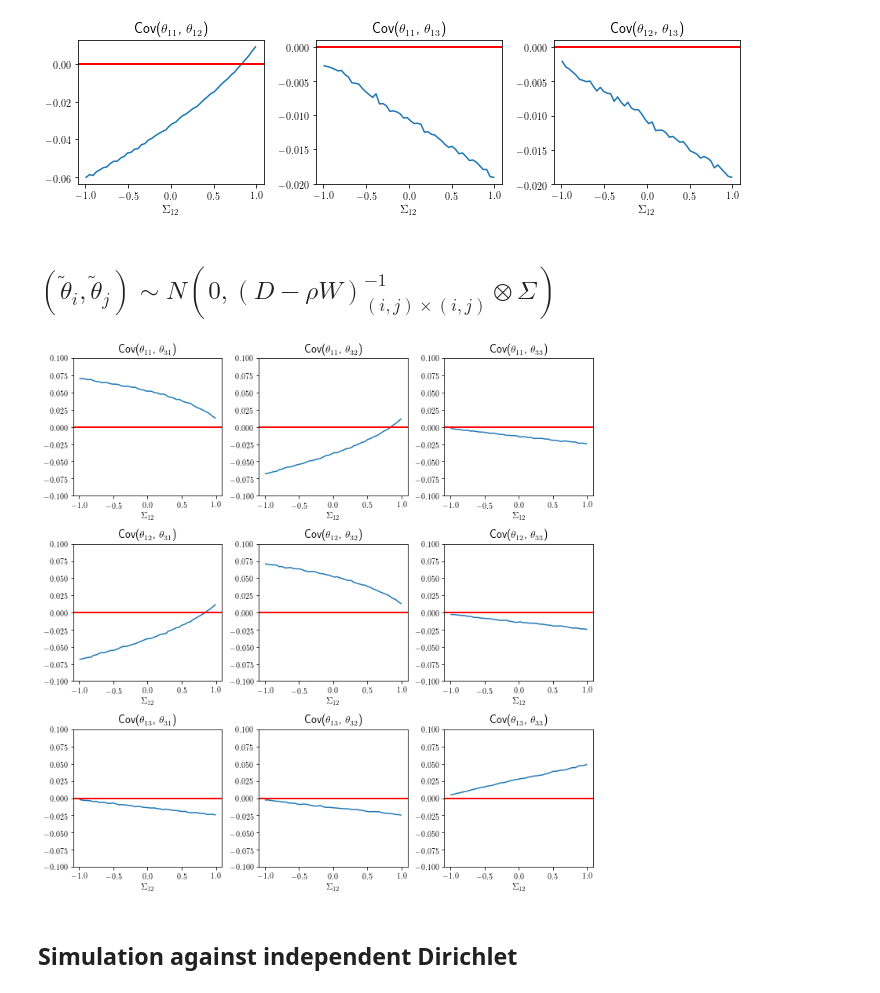
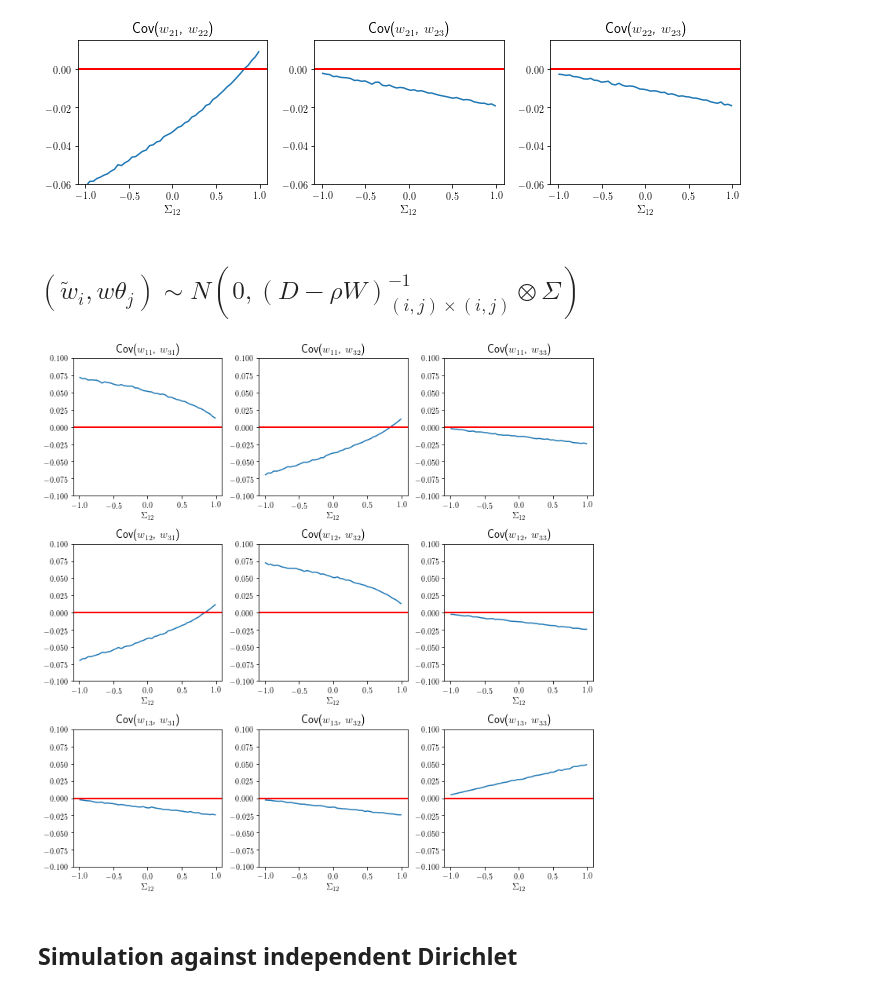
Before and after one commit to mberaha/spatial_mixtures, a Jupyter notebook: notebooks/Logitnormal MC simulations.ipynb, the cells around one changed output. Saved outputs shown, nothing was run; the diff lists cells and outputs as text; code cells hidden in the pictures.

```diff
--- a/notebooks/Logitnormal MC simulations.ipynb
+++ b/notebooks/Logitnormal MC simulations.ipynb
@@ -68,26 +68,27 @@ for corr in corrs:
 # %%
 fig, axes = plt.subplots(1, 3, figsize=(10, 3))
 axes[0].plot(corrs, covs01)
-axes[0].set_title(r"Cov($\theta_{{{%i}}1}$, $\theta_{{{%i}}2}$)" % (i, i), fontsize=TITLE_FONT_SIZE)
+axes[0].set_title(r"Cov($w_{{{%i}}1}$, $w_{{{%i}}2}$)" % (i, i), fontsize=TITLE_FONT_SIZE)
 axes[0].set_xlabel(r"$\Sigma_{12}$", fontsize=AXIS_FONT_SIZE)
 
 axes[1].plot(corrs, covs02)
-axes[1].set_title(r"Cov($\theta_{{{%i}}1}$, $\theta_{{{%i}}3}$)" % (i, i), fontsize=TITLE_FONT_SIZE)
+axes[1].set_title(r"Cov($w_{{{%i}}1}$, $w_{{{%i}}3}$)" % (i, i), fontsize=TITLE_FONT_SIZE)
 axes[1].set_xlabel(r"$\Sigma_{12}$", fontsize=AXIS_FONT_SIZE)
 
 axes[2].plot(corrs, covs12)
-axes[2].set_title(r"Cov($\theta_{{{%i}}2}$, $\theta_{{{%i}}3}$)" % (i, i), fontsize=TITLE_FONT_SIZE)
+axes[2].set_title(r"Cov($w_{{{%i}}2}$, $w_{{{%i}}3}$)" % (i, i), fontsize=TITLE_FONT_SIZE)
 axes[2].set_xlabel(r"$\Sigma_{12}$", fontsize=AXIS_FONT_SIZE)
 
 for i in range(3):
     axes[i].axhline(0, color="red", lw=2)
+    axes[i].set_ylim((-0.06, 0.015))
 plt.tight_layout()
-#plt.savefig("../images/cov_theta1.pdf")
+plt.savefig("../images/cov_w1.pdf")
 plt.show()
 # %% [output]
-[figure, old version]
+[figure, new version]
 # %% [markdown]
-## $(\tilde \theta_i, \tilde \theta_j)  \sim N(0, (D - \rho W)^{-1}_{(i,j) \times (i, j)}  \otimes \Sigma)$
+## $(\tilde w_i, w \theta_j)  \sim N(0, (D - \rho W)^{-1}_{(i,j) \times (i, j)}  \otimes \Sigma)$
 # %%
 # This function simulates from the joint marginal distribution
 # of (theta_{i}, theta_{j})
@@ -120,18 +118,17 @@ fig, axes = plt.subplots(3, 3, figsize=(10, 10))
 for l in range(3):
     for m in range(3):
         axes[l][m].plot(corrs, covs[(l, m)])
-        axes[l][m].set_title(r"Cov($\theta_{{{%i}} {{%i}}}$, $\theta_{{{%i}} {{%i}}}$)" % (i+1, l+1, j+1, m+1),
+        axes[l][m].set_title(r"Cov($w_{{{%i}} {{%i}}}$, $w_{{{%i}} {{%i}}}$)" % (i+1, l+1, j+1, m+1),
                           fontsize=TITLE_FONT_SIZE)
         axes[l][m].set_xlabel(r"$\Sigma_{12}$", fontsize=AXIS_FONT_SIZE)
         axes[l][m].set_ylim(-0.1, 0.1)
         axes[l][m].axhline(0, color="red", lw=2)
 
-
 plt.tight_layout()
-plt.savefig("../images/cov_theta1_theta3.pdf")
+plt.savefig("../images/cov_w1_w3.pdf")
 plt.show()
 # %% [output]
-[figure, old version]
+[figure, new version]
 # %% [markdown]
 ## Simulation against independent Dirichlet
 # %%
```
Also changed, not shown: parts of 7 cells of this notebook.
